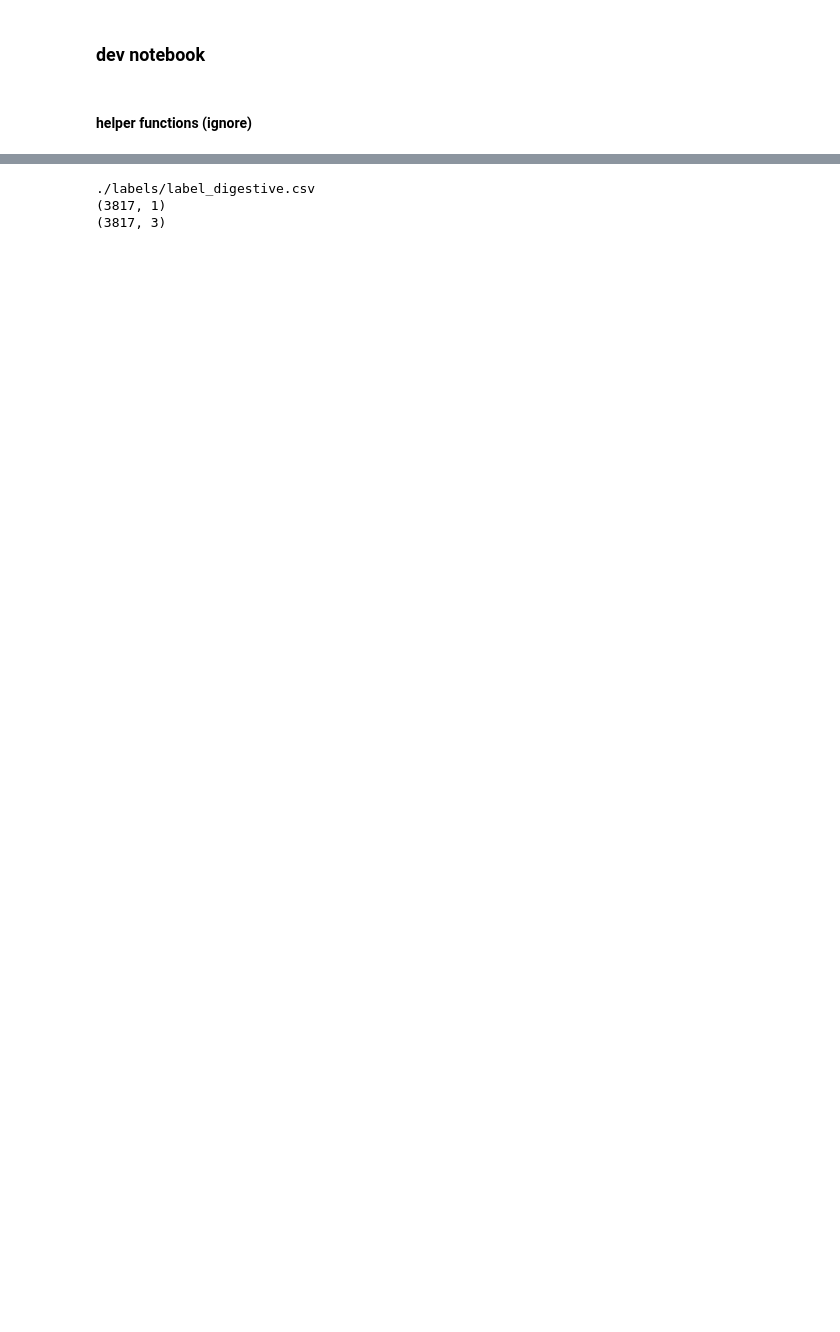
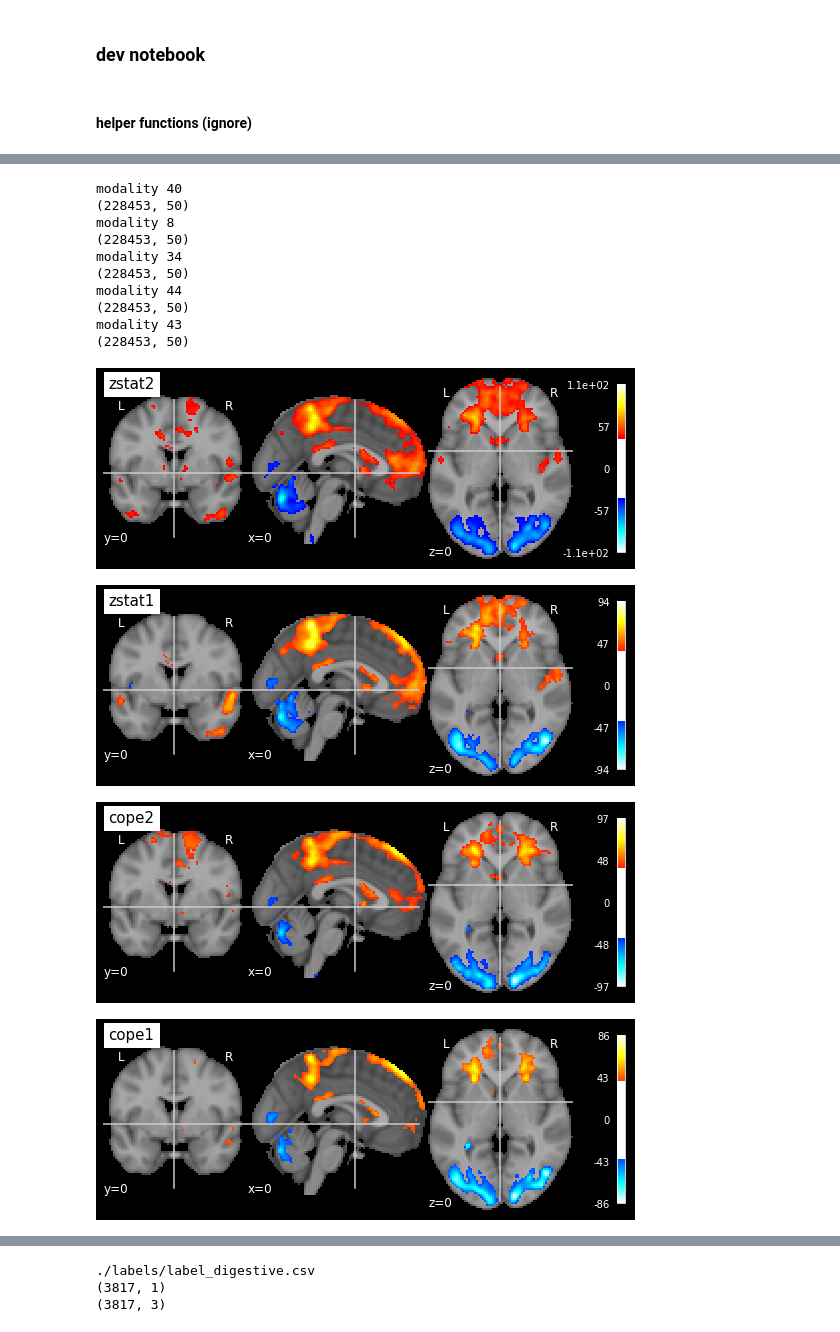
Before and after one commit to syzhang/bfl_extract, a Jupyter notebook: dev_clf.ipynb, the cells around one changed output, grey strips where cells are left out. Cells and saved outputs as stored; diff of their text form; code cells hidden in the pictures; blank space fills up the shorter version.

```diff
--- a/dev_clf.ipynb
+++ b/dev_clf.ipynb
@@ -113,0 +350,48 @@ def load_mask(img_data):
+# %%
+def load_modZ(data_dir, modality_num, feature_num, plot_threshold, plot_coords=[0, 0, 0], plot=True):
+    """load modality Z map given number"""
+    import nibabel as nib
+    from nibabel import Nifti1Image
+
+    df_mod = np.load(os.path.join(data_dir, f'flica_mod{modality_num+1}_Z.npy'))
+    print(df_mod.shape)
+    img_data = df_mod[:,feature_num]
+    # load mask by shape
+    if df_mod.shape[0]>1e6:
+        mask_path = './MNI152_T1_1mm_brain.nii.gz'
+    else:
+        mask_path = './MNI152_T1_2mm_brain.nii.gz'
+    mask_img = nib.load(mask_path)
+    mask_data = mask_img.get_fdata()
+    mask = np.where(mask_data>0)
+    # reshape z map
+    img_reshape = np.zeros(mask_data.shape)
+    img_reshape[mask] = img_data
+    # reconstruct using MNI affine
+    img_reshape_ni = Nifti1Image(img_reshape, affine=mask_img.affine)
+    # load modality names
+    mod_names = pd.read_csv('./sorted_feats.csv')
+    # plotting
+    if plot:
+        plot_mod = mod_names.iloc[modality_num].values
+        plot_stat_map(img_reshape_ni, bg_img=mask_path, threshold=plot_threshold, cut_coords=plot_coords, title=plot_mod[0])
+    return img_reshape_ni, mask_path
+# %%
+for mod in mod_ls:
+    print(f'modality {mod}')
+    reshape_z, mask_path = load_modZ(data_dir, modality_num=mod, feature_num=top_feat, plot_threshold=40)
+# %% [output]
+modality 40
+(228453, 50)
+modality 8
+(228453, 50)
+modality 34
+(228453, 50)
+modality 44
+(228453, 50)
+modality 43
+(228453, 50)
+[figure, added]
+[figure, added]
+[figure, added]
+[figure, added]
```
Also changed, not shown: parts of 121 cells of this notebook.
